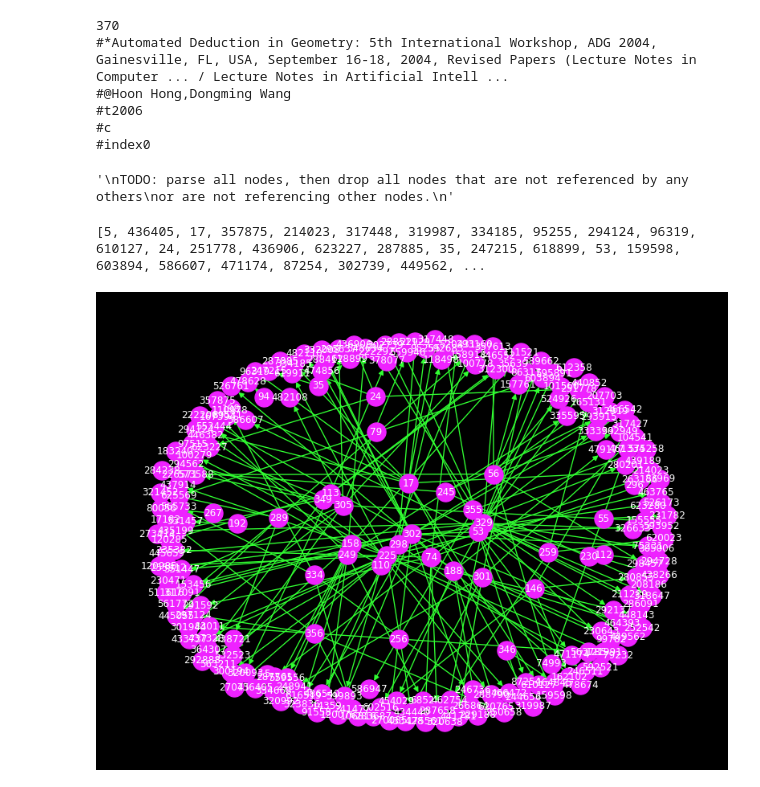
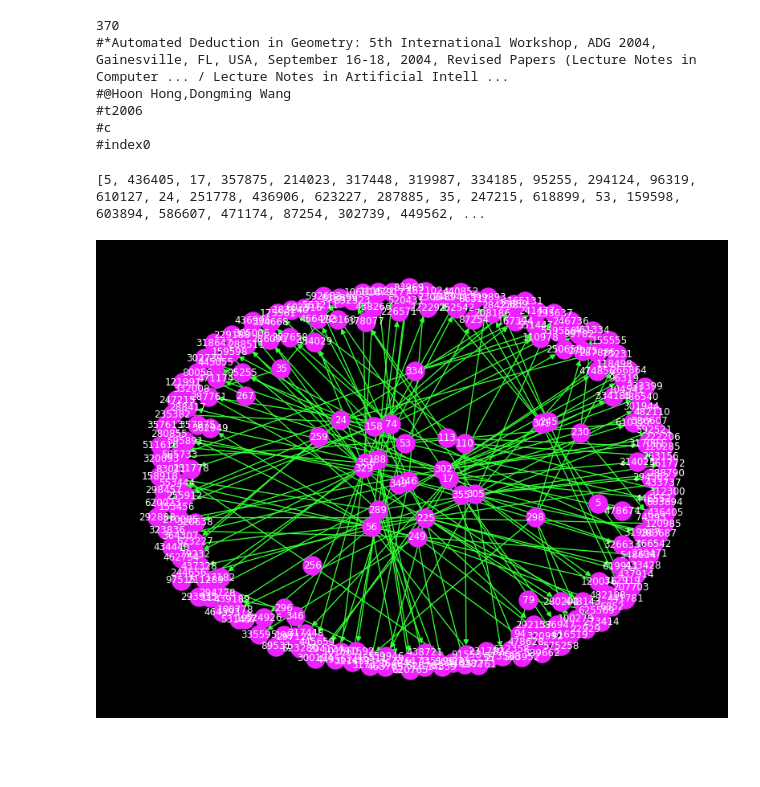
Before and after one commit to dnnagy/Infocom-networks, a Jupyter notebook: Problemset_2.ipynb, the cells around one changed output. Cells and saved outputs as stored; diff of their text form; code cells hidden in the pictures; blank space fills up the shorter version.

```diff
--- a/Problemset_2.ipynb
+++ b/Problemset_2.ipynb
@@ -142,6 +142,7 @@ class Node:
         self.data = data
     def __hash__(self):
         return self.data[TAG_IDX]
+
 def parse_record(r):
     rv = {
         TAG_TITLE: None,
@@ -158,7 +159,7 @@ def parse_record(r):
         elif k.startswith(TAG_AUTHORS):
             rv[TAG_AUTHORS] = k.replace(TAG_AUTHORS, '')
         elif k.startswith(TAG_YEAR):
-            rv[TAG_YEAR] = k.replace(TAG_YEAR, '')
+            rv[TAG_YEAR] = int(k.replace(TAG_YEAR, ''))
         elif k.startswith(TAG_VENUE):
             rv[TAG_VENUE] = k.replace(TAG_VENUE, '')
         elif k.startswith(TAG_IDX):
@@ -169,20 +170,17 @@ def parse_record(r):
             rv[TAG_ABS] = k.replace(TAG_ABS, '')
         pass
     return Node(data=rv)
-# %%
-"""
-TODO: parse all nodes, then drop all nodes that are not referenced by any others
-or are not referencing other nodes.
-"""
-# %% [output]
-'\nTODO: parse all nodes, then drop all nodes that are not referenced by any others\nor are not referencing other nodes.\n'
+# %%
+# parse all nodes
+nodelist = [parse_record(r) for r in records]
 # %%
 # Add all records to a graph
 G = nx.DiGraph()
+
+# Store only those nodes that are referenced by or are refering to other nodes
 useful_indices = []
 
-for record in records:
-    node = parse_record(record)
+for node in nodelist:
     if node.data[TAG_REF] != []:
         G.add_node(node.data[TAG_IDX]) # Add only if has refs
         useful_indices.append(node.data[TAG_IDX])
@@ -204,10 +202,10 @@ EDGE_COLOR='#32ff33'
 FONT_COLOR='w'
 # %%
 fig = plt.figure(figsize=(8,6), dpi=96)
-nx.draw_spring(G, with_labels=True, node_color=NODE_COLOR, edge_color=EDGE_COLOR, font_size=9, font_color=FONT_COLOR)
+nx.draw(G, with_labels=True, node_color=NODE_COLOR, edge_color=EDGE_COLOR, font_size=9, font_color=FONT_COLOR)
 fig.set_facecolor('k')
 # %% [output]
-[figure, old version]
+[figure, new version]
 # %%
 # Find weakly connected components
 comps = list(nx.weakly_connected_components(G))
```
Also changed, not shown: parts of 6 cells of this notebook, 2 other files.
